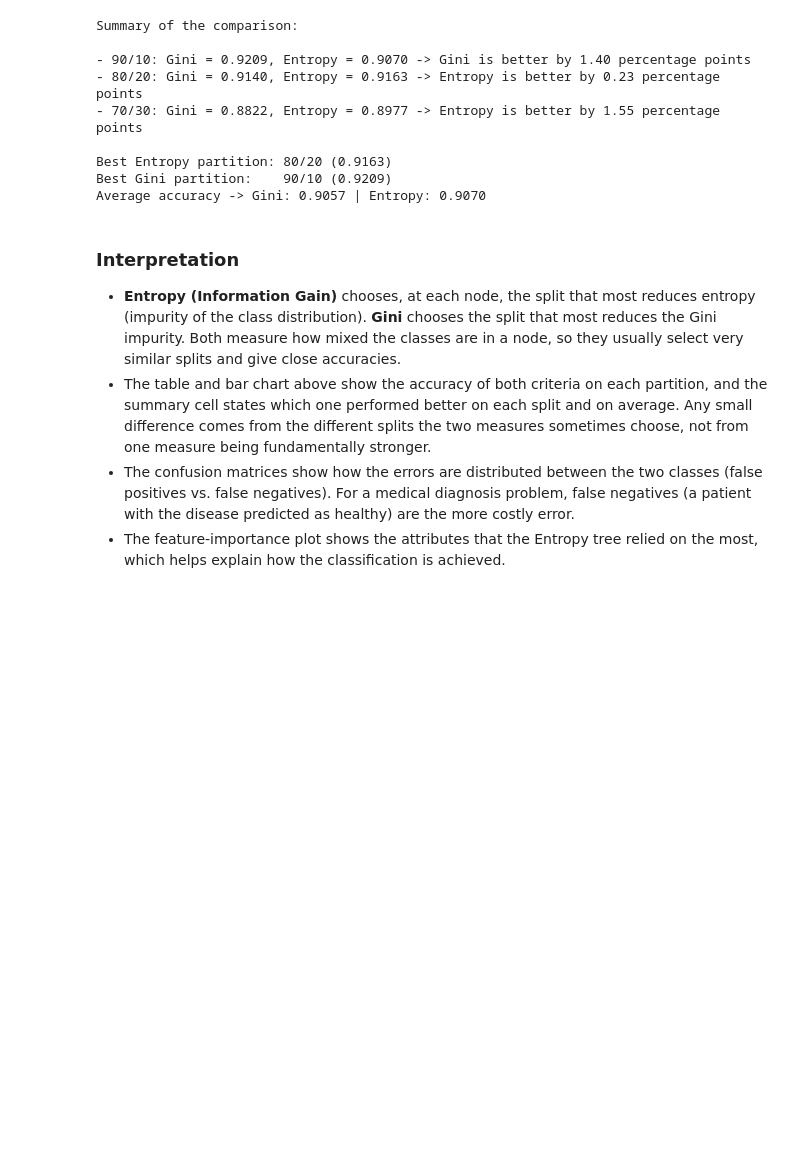
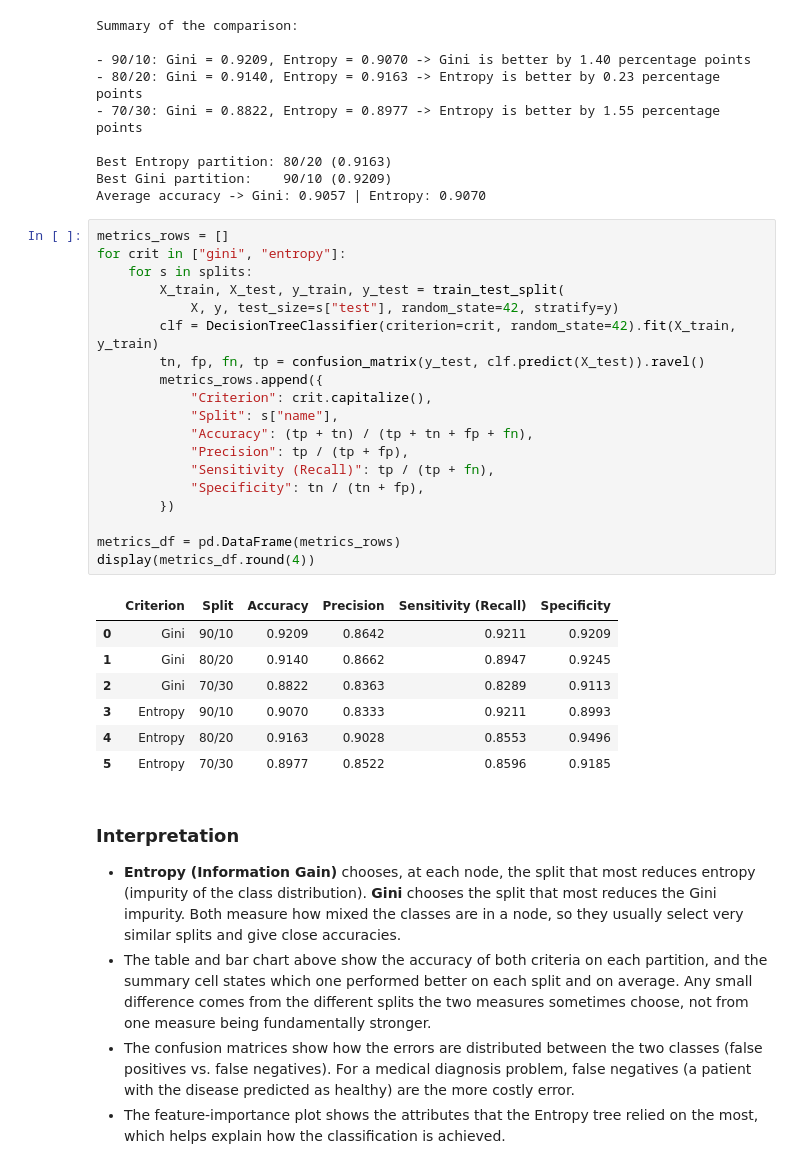
Before and after one commit to Wafa-Alobaidi/IT326-Data-Mining-Project, a Jupyter notebook: Phase3.ipynb, the cells around one changed output. Saved outputs shown, nothing was run; the diff lists cells and outputs as text; blank space fills up the shorter version.

```diff
--- a/Phase3.ipynb
+++ b/Phase3.ipynb
@@ -926,6 +926,33 @@ Summary of the comparison:
 Best Entropy partition: 80/20 (0.9163)
 Best Gini partition:    90/10 (0.9209)
 Average accuracy -> Gini: 0.9057 | Entropy: 0.9070
+# %%
+metrics_rows = []
+for crit in ["gini", "entropy"]:
+    for s in splits:
+        X_train, X_test, y_train, y_test = train_test_split(
+            X, y, test_size=s["test"], random_state=42, stratify=y)
+        clf = DecisionTreeClassifier(criterion=crit, random_state=42).fit(X_train, y_train)
+        tn, fp, fn, tp = confusion_matrix(y_test, clf.predict(X_test)).ravel()
+        metrics_rows.append({
+            "Criterion": crit.capitalize(),
+            "Split": s["name"],
+            "Accuracy": (tp + tn) / (tp + tn + fp + fn),
+            "Precision": tp / (tp + fp),
+            "Sensitivity (Recall)": tp / (tp + fn),
+            "Specificity": tn / (tn + fp),
+        })
+
+metrics_df = pd.DataFrame(metrics_rows)
+display(metrics_df.round(4))
+# %% [output]
+|  | Criterion | Split | Accuracy | Precision | Sensitivity (Recall) | Specificity |
+| 0 | Gini | 90/10 | 0.9209 | 0.8642 | 0.9211 | 0.9209 |
+| 1 | Gini | 80/20 | 0.9140 | 0.8662 | 0.8947 | 0.9245 |
+| 2 | Gini | 70/30 | 0.8822 | 0.8363 | 0.8289 | 0.9113 |
+| 3 | Entropy | 90/10 | 0.9070 | 0.8333 | 0.9211 | 0.8993 |
+| 4 | Entropy | 80/20 | 0.9163 | 0.9028 | 0.8553 | 0.9496 |
+| 5 | Entropy | 70/30 | 0.8977 | 0.8522 | 0.8596 | 0.9185 |
 # %% [markdown]
 ### Interpretation
 
```
Also changed, not shown: parts of 7 cells of this notebook.
